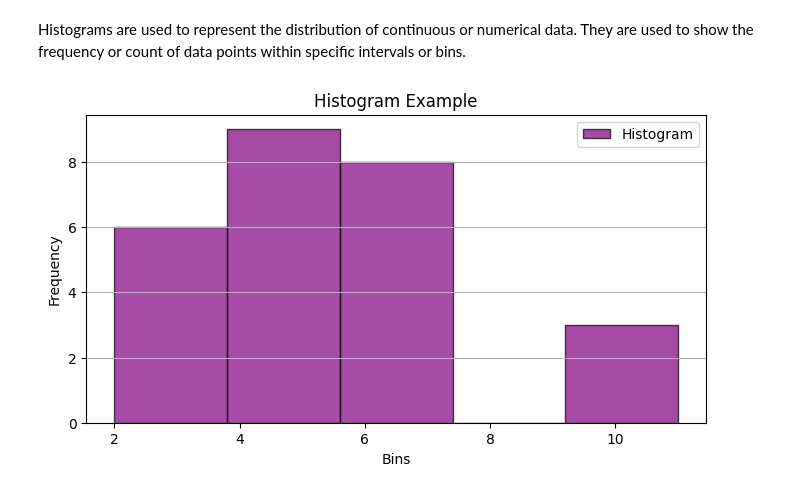
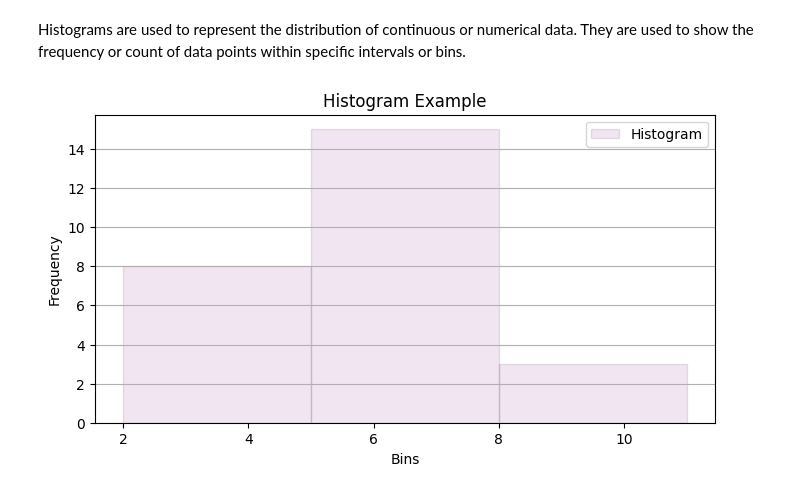
Before and after one commit to ChopinNo3Op9/Data-Analysis, a Jupyter notebook: visualization.ipynb, the cells around one changed output. Drawn from its saved outputs; the diff is of its cells as text; code cells hidden in the pictures.

```diff
--- a/visualization.ipynb
+++ b/visualization.ipynb
@@ -49,12 +51,12 @@ Histograms are used to represent the distribution of continuous or numerical dat
 # %%
 data = [2, 2, 2, 3, 3, 3, 4, 4, 5, 5, 5, 5, 5, 5, 5, 7, 7, 7, 7, 7, 7, 7, 7, 11, 11, 11]
 plt.figure(figsize=(8, 4))
-plt.hist(data, bins=5, color='purple', edgecolor='black', alpha=0.7, label='Histogram')
+plt.hist(data, bins=3, color='purple', edgecolor='black', alpha=0.1, label='Histogram') # alpha 0.1: 90% opaque and 10% transparent
 plt.title('Histogram Example')
 plt.xlabel('Bins')
 plt.ylabel('Frequency')
 plt.grid(axis='y')
 plt.legend()
 plt.show()
 # %% [output]
-[figure, old version]
+[figure, new version]
```
Also changed, not shown: parts of 3 cells of this notebook, 5 other files.
